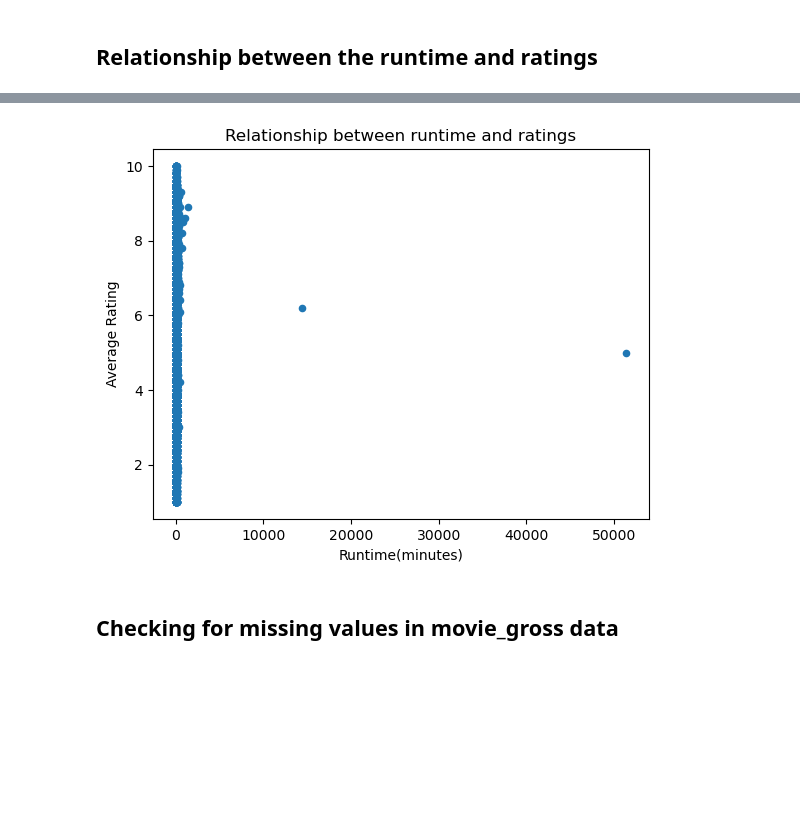
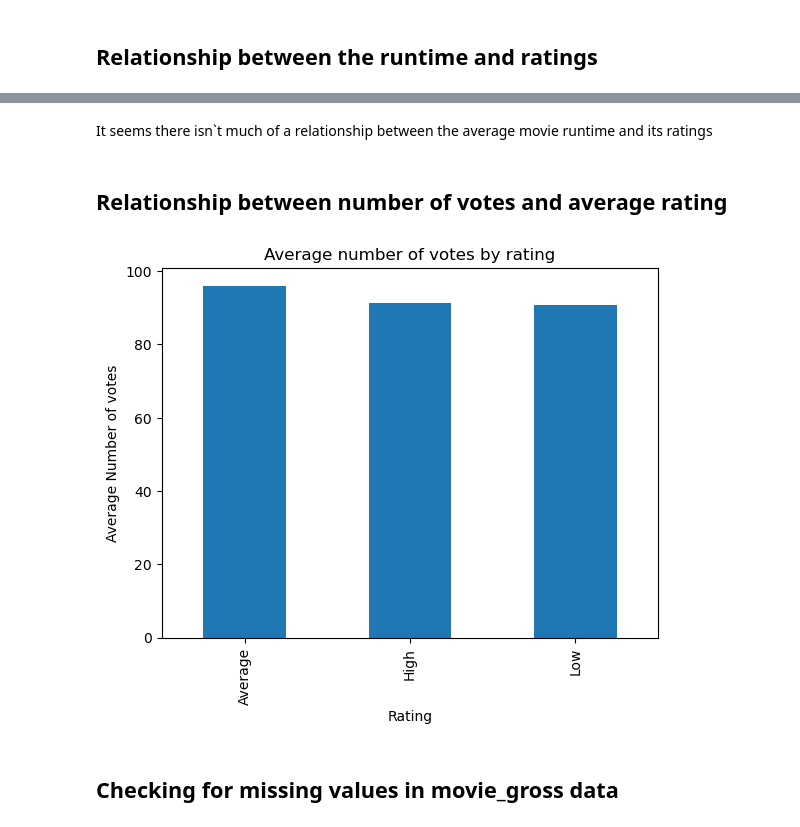
Before and after one commit to billymwangi/test, a Jupyter notebook: student.ipynb, the cells around one changed output, grey strips where cells are left out. Saved outputs shown, nothing was run; the diff lists cells and outputs as text; code cells hidden in the pictures; blank space fills up the shorter version.

Commit message:
relationships between rating, votes and runtime

```diff
--- a/student.ipynb
+++ b/student.ipynb
@@ -18,7 +18,7 @@ import matplotlib.pyplot as plt
 import seaborn as sns
 import sqlite3
 # %%
-conn = sqlite3.connect('/home/pk/Desktop/mds/data/im.db')
+conn = sqlite3.connect('/home/pk/Desktop/mds/data1/im.db')
 # %% [markdown]
 ## Checking out the data
 # %%
@@ -349,0 +370,12 @@ It looks like the movie runtime haven\`t changed much over the years. The averag
+# %%
+def map_rating(value):
+    if value >= 7:
+        return 'High'
+    elif value >= 4:
+        return 'Average'
+    else:
+        return 'Low'
+
+# Applying the custom function to the 'Average Rating' column
+movie_ratings_basics['new_rating'] = movie_ratings_basics['averagerating'].apply(map_rating)
+movie_ratings_basics.head()
@@ -350,2 +389,12 @@ It looks like the movie runtime haven\`t changed much over the years. The averag
 # %% [markdown]
 ## Relationship between the runtime and ratings
+# %%
+grouped_runtime = movie_ratings_basics.groupby('new_rating')['runtime_minutes'].mean()
+
+grouped_runtime.plot(kind='bar', x='new_rating', y='runtime')
+
+plt.xlabel('New Rating')
+plt.ylabel('Runtime')
+plt.title('Mean Runtime by New Rating')
+
+plt.show()
@@ -352,14 +403,19 @@ It looks like the movie runtime haven\`t changed much over the years. The averag
+# %% [markdown]
+It seems there isn`t much of a relationship between the average movie runtime and its ratings
+# %% [markdown]
+## Relationship between number of votes and average rating
 # %%
-movie_ratings_basics.plot(kind='scatter', x='runtime_minutes', y='averagerating')
+grouped_votes = movie_ratings_basics.groupby('new_rating')['numvotes']
 
+grouped_runtime.plot(kind='bar', x='new_rating', y='numvotes')
 
-plt.xlabel('Runtime(minutes)')
-plt.ylabel('Average Rating')
-plt.title('Relationship between runtime and ratings')
+plt.xlabel('Rating')
+plt.ylabel('Average Number of votes')
+plt.title('Average number of votes by rating')
 
 plt.show()
 # %% [output]
-[figure, old version]
+[figure, new version]
 # %% [markdown]
 ## Checking for missing values in movie_gross data
 # %%
```
Also changed, not shown: parts of 10 cells of this notebook.
